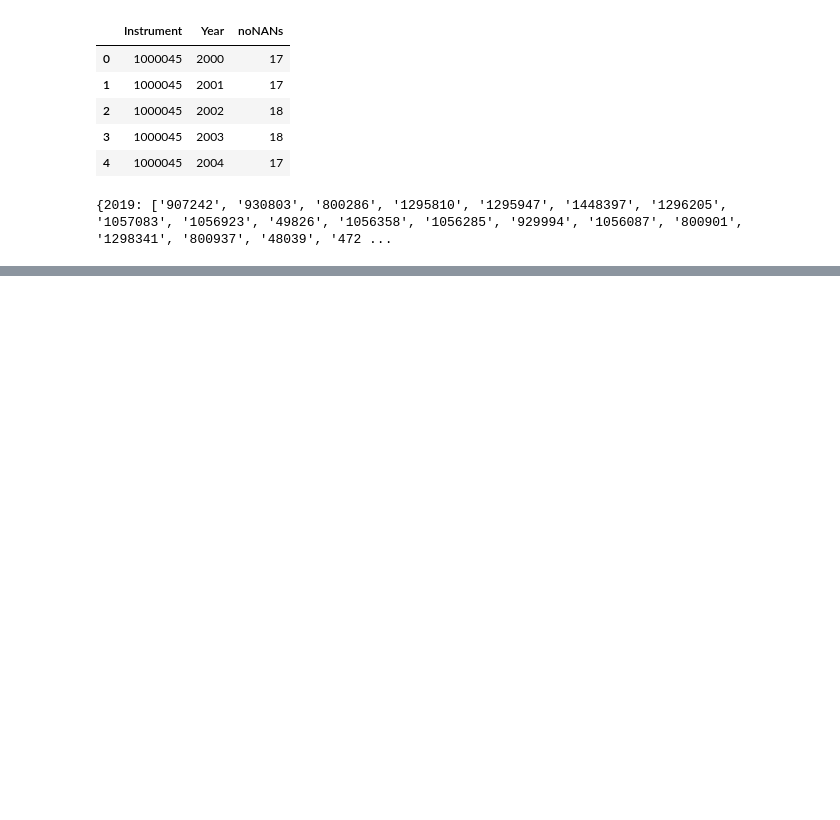
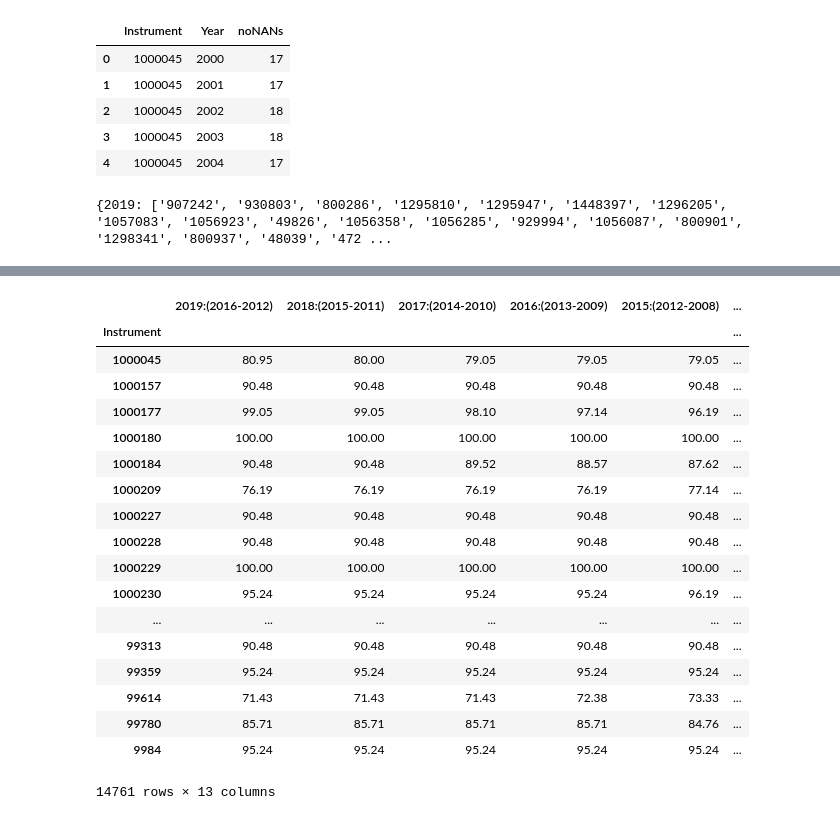
Before and after one commit to Faisalsouz/bankruptcy, a Jupyter notebook: data/Eikon/Cleaning.ipynb, the cells around one changed output, grey strips where cells are left out. Drawn from its saved outputs; the diff is of its cells as text; code cells hidden in the pictures; blank space fills up the shorter version.

Commit message:
add second strategy for healthy-pickeing

```diff
--- a/data/Eikon/Cleaning.ipynb
+++ b/data/Eikon/Cleaning.ipynb
@@ -256,0 +306,24 @@ with open('CIK_year.txt', 'wb') as f:
+# %%
+dfout = extract_healthy_2(healthy)
+
+dfout
+# %% [output]
+|  | 2019:(2016-2012) | 2018:(2015-2011) | 2017:(2014-2010) | 2016:(2013-2009) | 2015:(2012-2008) | ... |
+| Instrument |  |  |  |  |  | ... |
+| 1000045 | 80.95 | 80.00 | 79.05 | 79.05 | 79.05 | ... |
+| 1000157 | 90.48 | 90.48 | 90.48 | 90.48 | 90.48 | ... |
+| 1000177 | 99.05 | 99.05 | 98.10 | 97.14 | 96.19 | ... |
+| 1000180 | 100.00 | 100.00 | 100.00 | 100.00 | 100.00 | ... |
+| 1000184 | 90.48 | 90.48 | 89.52 | 88.57 | 87.62 | ... |
+| 1000209 | 76.19 | 76.19 | 76.19 | 76.19 | 77.14 | ... |
+| 1000227 | 90.48 | 90.48 | 90.48 | 90.48 | 90.48 | ... |
+| 1000228 | 90.48 | 90.48 | 90.48 | 90.48 | 90.48 | ... |
+| 1000229 | 100.00 | 100.00 | 100.00 | 100.00 | 100.00 | ... |
+| 1000230 | 95.24 | 95.24 | 95.24 | 95.24 | 96.19 | ... |
+| ... | ... | ... | ... | ... | ... | ... |
+| 99313 | 90.48 | 90.48 | 90.48 | 90.48 | 90.48 | ... |
+| 99359 | 95.24 | 95.24 | 95.24 | 95.24 | 95.24 | ... |
+| 99614 | 71.43 | 71.43 | 71.43 | 72.38 | 73.33 | ... |
+| 99780 | 85.71 | 85.71 | 85.71 | 85.71 | 84.76 | ... |
+| 9984 | 95.24 | 95.24 | 95.24 | 95.24 | 95.24 | ... |
+14761 rows × 13 columns
```
Also changed, not shown: parts of 4 cells of this notebook, 1 other file.
